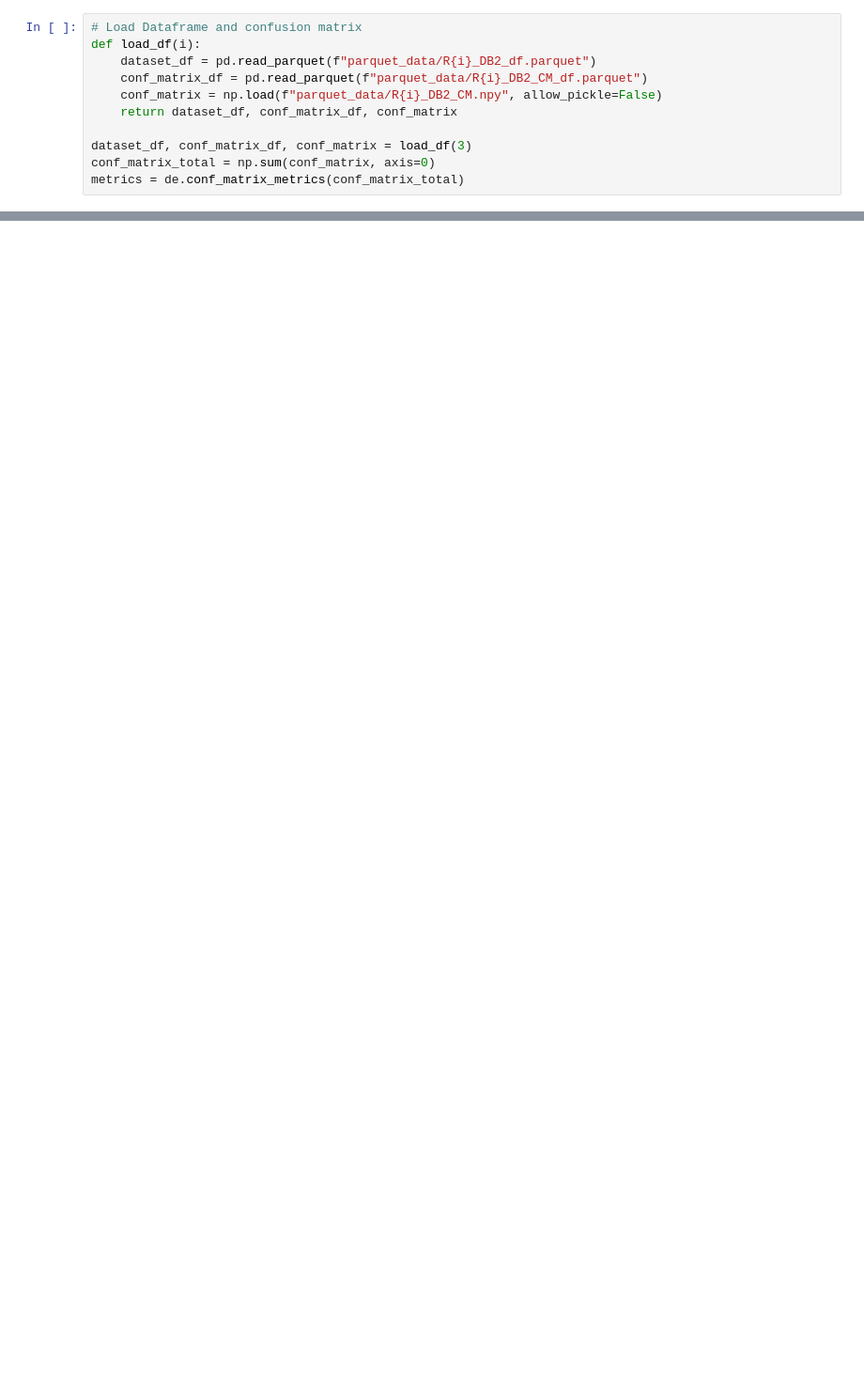
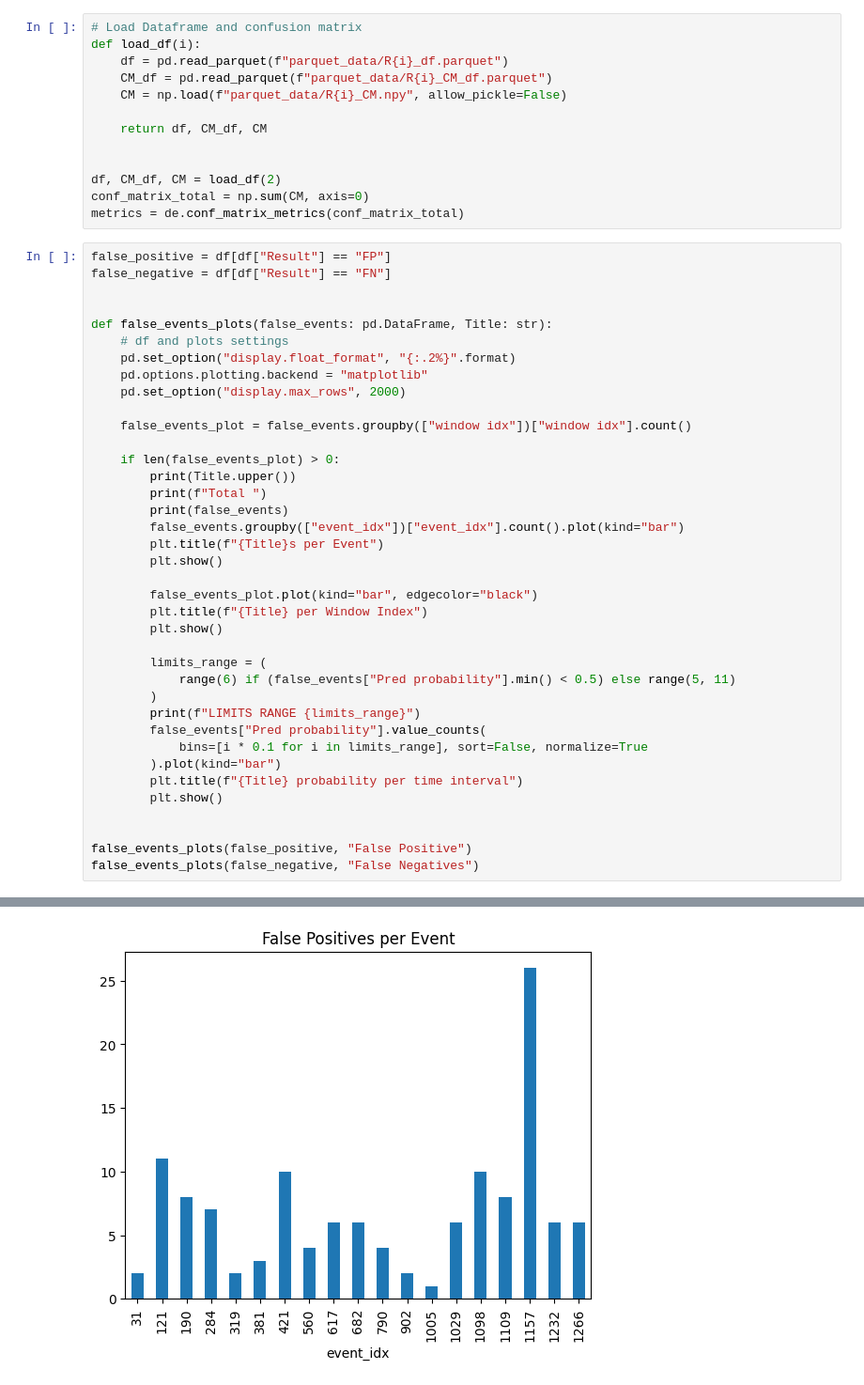
Before and after one commit to alvarohc777/pyTorch, a Jupyter notebook: data_exploration.ipynb, the cells around one changed output, grey strips where cells are left out. Shown at 94% size. Cells and saved outputs as stored; diff of their text form; blank space fills up the shorter version.

Commit message:
Refactor False Positive/Negative plotting as a function

```diff
--- a/data_exploration.ipynb
+++ b/data_exploration.ipynb
@@ -9,11 +10,52 @@ from torchmetrics.functional.classification import binary_stat_scores
 # %%
 # Load Dataframe and confusion matrix
 def load_df(i):
-    dataset_df = pd.read_parquet(f"parquet_data/R{i}_DB2_df.parquet")
-    conf_matrix_df = pd.read_parquet(f"parquet_data/R{i}_DB2_CM_df.parquet")
-    conf_matrix = np.load(f"parquet_data/R{i}_DB2_CM.npy", allow_pickle=False)
-    return dataset_df, conf_matrix_df, conf_matrix
+    df = pd.read_parquet(f"parquet_data/R{i}_df.parquet")
+    CM_df = pd.read_parquet(f"parquet_data/R{i}_CM_df.parquet")
+    CM = np.load(f"parquet_data/R{i}_CM.npy", allow_pickle=False)
 
-dataset_df, conf_matrix_df, conf_matrix = load_df(3)
-conf_matrix_total = np.sum(conf_matrix, axis=0)
+    return df, CM_df, CM
+
+
+df, CM_df, CM = load_df(2)
+conf_matrix_total = np.sum(CM, axis=0)
 metrics = de.conf_matrix_metrics(conf_matrix_total)
+# %%
+false_positive = df[df["Result"] == "FP"]
+false_negative = df[df["Result"] == "FN"]
+
+
+def false_events_plots(false_events: pd.DataFrame, Title: str):
+    # df and plots settings
+    pd.set_option("display.float_format", "{:.2%}".format)
+    pd.options.plotting.backend = "matplotlib"
+    pd.set_option("display.max_rows", 2000)
+
+    false_events_plot = false_events.groupby(["window idx"])["window idx"].count()
+
+    if len(false_events_plot) > 0:
+        print(Title.upper())
+        print(f"Total ")
+        print(false_events)
+        false_events.groupby(["event_idx"])["event_idx"].count().plot(kind="bar")
+        plt.title(f"{Title}s per Event")
+        plt.show()
+
+        false_events_plot.plot(kind="bar", edgecolor="black")
+        plt.title(f"{Title} per Window Index")
+        plt.show()
+
+        limits_range = (
+            range(6) if (false_events["Pred probability"].min() < 0.5) else range(5, 11)
+        )
+        print(f"LIMITS RANGE {limits_range}")
+        false_events["Pred probability"].value_counts(
+            bins=[i * 0.1 for i in limits_range], sort=False, normalize=True
+        ).plot(kind="bar")
+        plt.title(f"{Title} probability per time interval")
+        plt.show()
+
+
+false_events_plots(false_positive, "False Positive")
+false_events_plots(false_negative, "False Negatives")
+# %% [output]
@@ -19,0 +79 @@ metrics = de.conf_matrix_metrics(conf_matrix_total)
+[figure, added]
```
Also changed, not shown: parts of 7 cells of this notebook.
